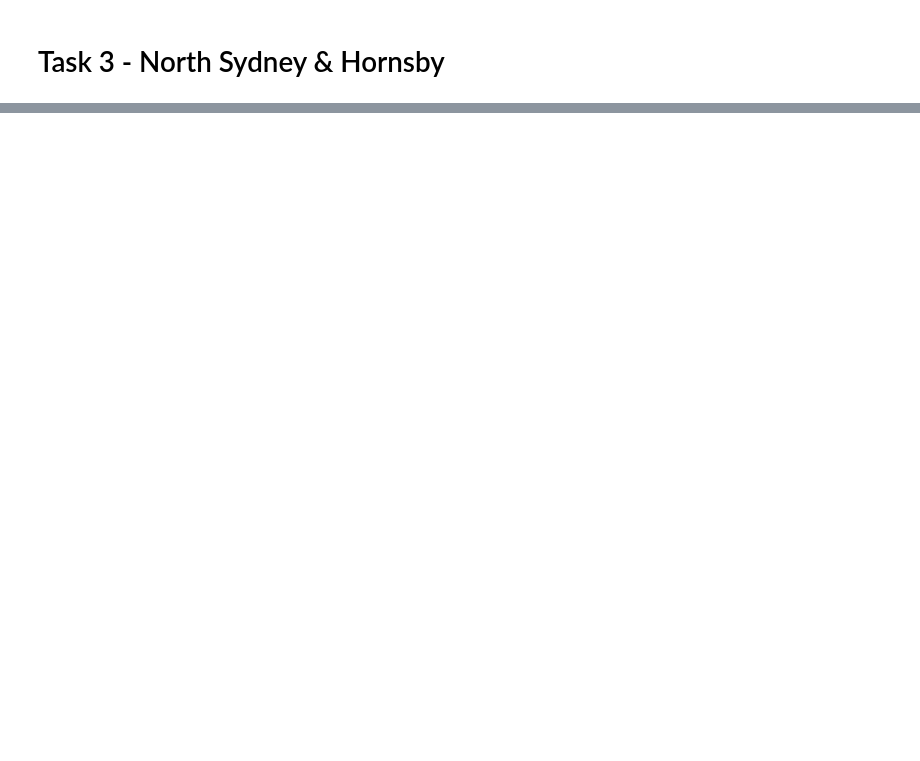
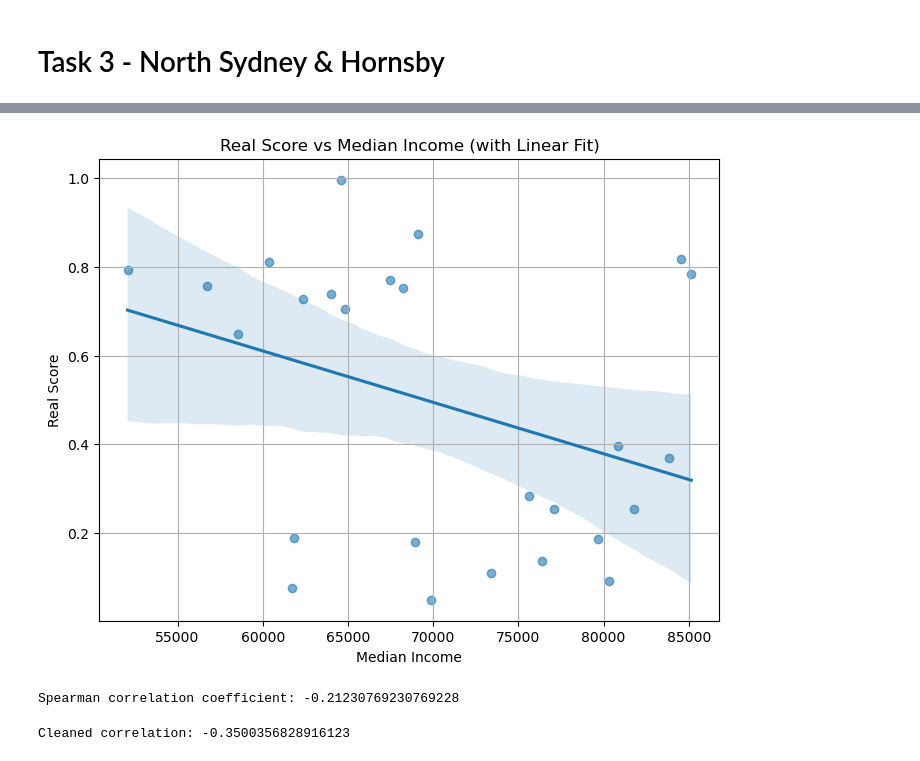
Before and after one commit to Katherine-Kong/DATA2001-A, a Jupyter notebook: Michella's Notebook.ipynb, the cells around one changed output, grey strips where cells are left out. Saved outputs shown, nothing was run; the diff lists cells and outputs as text; code cells hidden in the pictures; blank space fills up the shorter version.

```diff
--- a/Michella's Notebook.ipynb
+++ b/Michella's Notebook.ipynb
@@ -586,0 +795,22 @@ plt.show()
+# %%
+import seaborn as sns
+
+plt.figure(figsize=(8, 6))
+sns.regplot(x="median_income", y="real_score", data=income_joined, scatter_kws={'alpha':0.6})
+plt.xlabel("Median Income")
+plt.ylabel("Real Score")
+plt.title("Real Score vs Median Income (with Linear Fit)")
+plt.grid(True)
+plt.show()
+# %% [output]
+[figure, added]
+# %%
+spearman_corr = income_joined["real_score"].corr(income_joined["median_income"], method="spearman")
+print("Spearman correlation coefficient:", spearman_corr)
+# %% [output]
+Spearman correlation coefficient: -0.21230769230769228
+# %%
+subset = income_joined[["real_score", "median_income"]].dropna()
+print("Cleaned correlation:", subset["real_score"].corr(subset["median_income"]))
+# %% [output]
+Cleaned correlation: -0.3500356828916123
```
Also changed, not shown: parts of 26 cells of this notebook, 6 other files.
